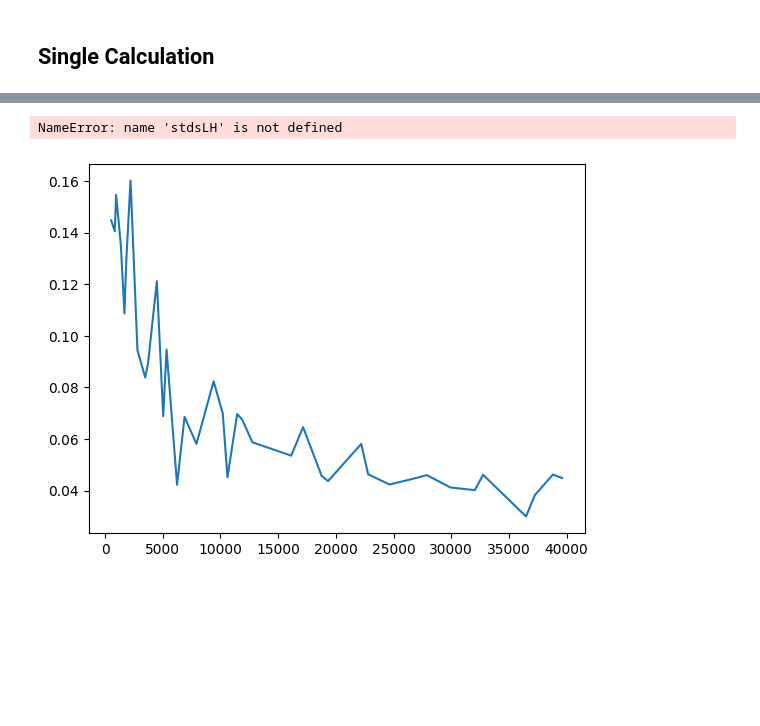
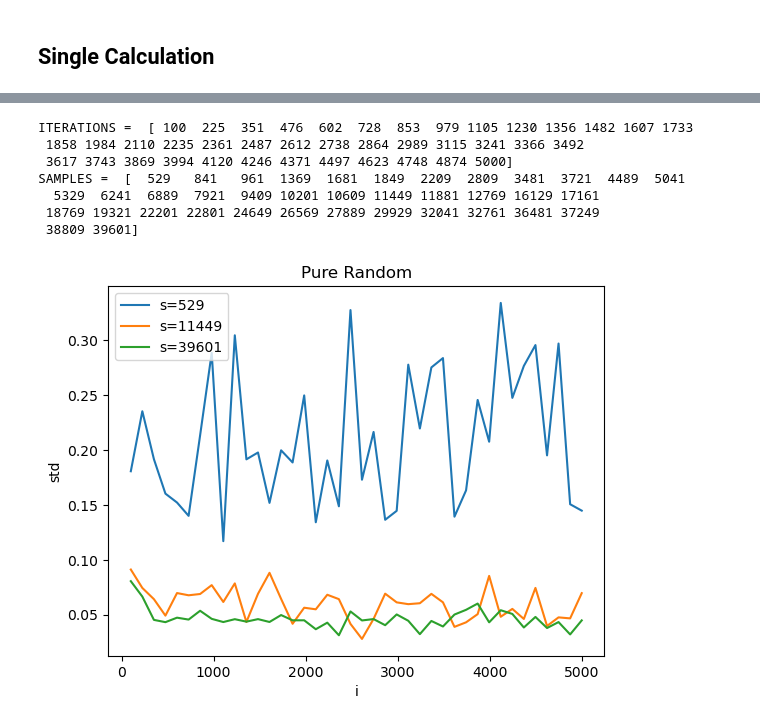
Before and after one commit to Kattelijn/Stochastic-Simulation, a Jupyter notebook: mandelbrot_MC_testPlots.ipynb, the cells around one changed output, grey strips where cells are left out. Cells and saved outputs as stored; diff of their text form; code cells hidden in the pictures; blank space fills up the shorter version.

Commit message:
plotjes 17 hour pure random run

```diff
--- a/mandelbrot_MC_testPlots.ipynb
+++ b/mandelbrot_MC_testPlots.ipynb
@@ -89,5 +69,6 @@ ValueError: Expected 1D or 2D array, got 3D array instead
 # %%
-stdsPR = np.loadtxt(experimentName + "_stds.out")
+stdsPR = np.loadtxt("PureRandom" + "_stds.out")
+areasPR = np.load("PureRandom_areas.npy")
 # %%
 fig, ax = plt.subplots()
 
@@ -190,11 +175,25 @@ plt.show()
 # %%
 fig, ax = plt.subplots()
-ax.plot(SAMPLES, stdsPR[:,-1])
-ax.plot(ITERATIONS, stdsLH[-1,:])
-ax.plot(ITERATIONS, stdsORT[-1,:])
+print("ITERATIONS = ", ITERATIONS)
+print("SAMPLES = ", SAMPLES)
+ax.plot(ITERATIONS, stdsPR[0,:], label=f"s={SAMPLES[0]}")
+ax.plot(ITERATIONS, stdsPR[(len(SAMPLES)//2),:], label=f"s={SAMPLES[len(SAMPLES)//2]}")
+ax.plot(ITERATIONS, stdsPR[-1,:], label=f"s={SAMPLES[-1]}")
+# ax.plot(ITERATIONS, stdsLH[-1,:])
+# ax.plot(ITERATIONS, stdsORT[-1,:])
+plt.xlabel("i")
+plt.ylabel("std")
+plt.title("Pure Random")
+plt.legend()
 plt.show()
 # %% [output]
-NameError: name 'stdsLH' is not defined
+ITERATIONS =  [ 100  225  351  476  602  728  853  979 1105 1230 1356 1482 1607 1733
+ 1858 1984 2110 2235 2361 2487 2612 2738 2864 2989 3115 3241 3366 3492
+ 3617 3743 3869 3994 4120 4246 4371 4497 4623 4748 4874 5000]
+SAMPLES =  [  529   841   961  1369  1681  1849  2209  2809  3481  3721  4489  5041
+  5329  6241  6889  7921  9409 10201 10609 11449 11881 12769 16129 17161
+ 18769 19321 22201 22801 24649 26569 27889 29929 32041 32761 36481 37249
+ 38809 39601]
-[figure, old version]
+[figure, new version]
 # %%
 fig, ax = plt.subplots()
```
Also changed, not shown: parts of 14 cells of this notebook, 2 other files.
